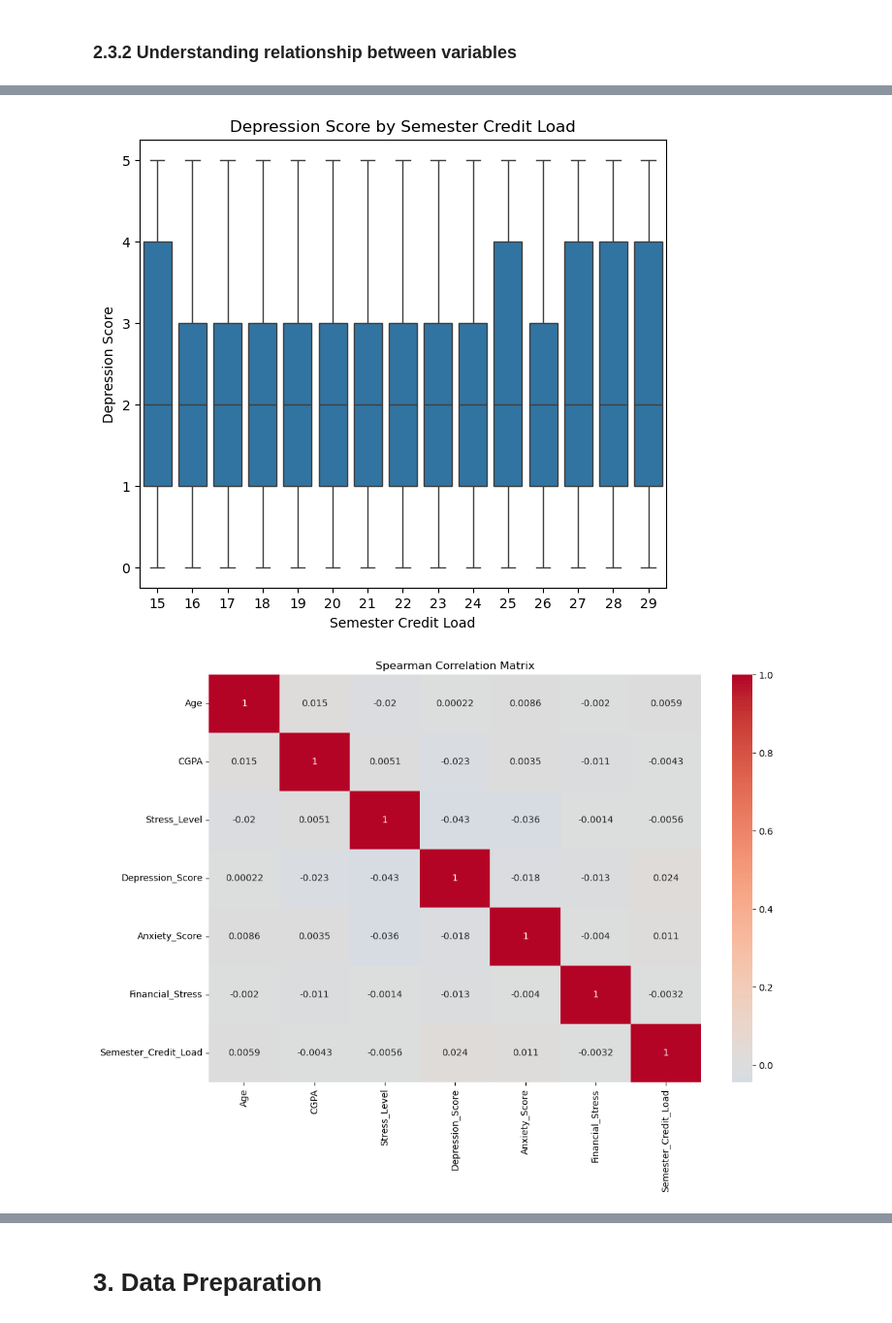
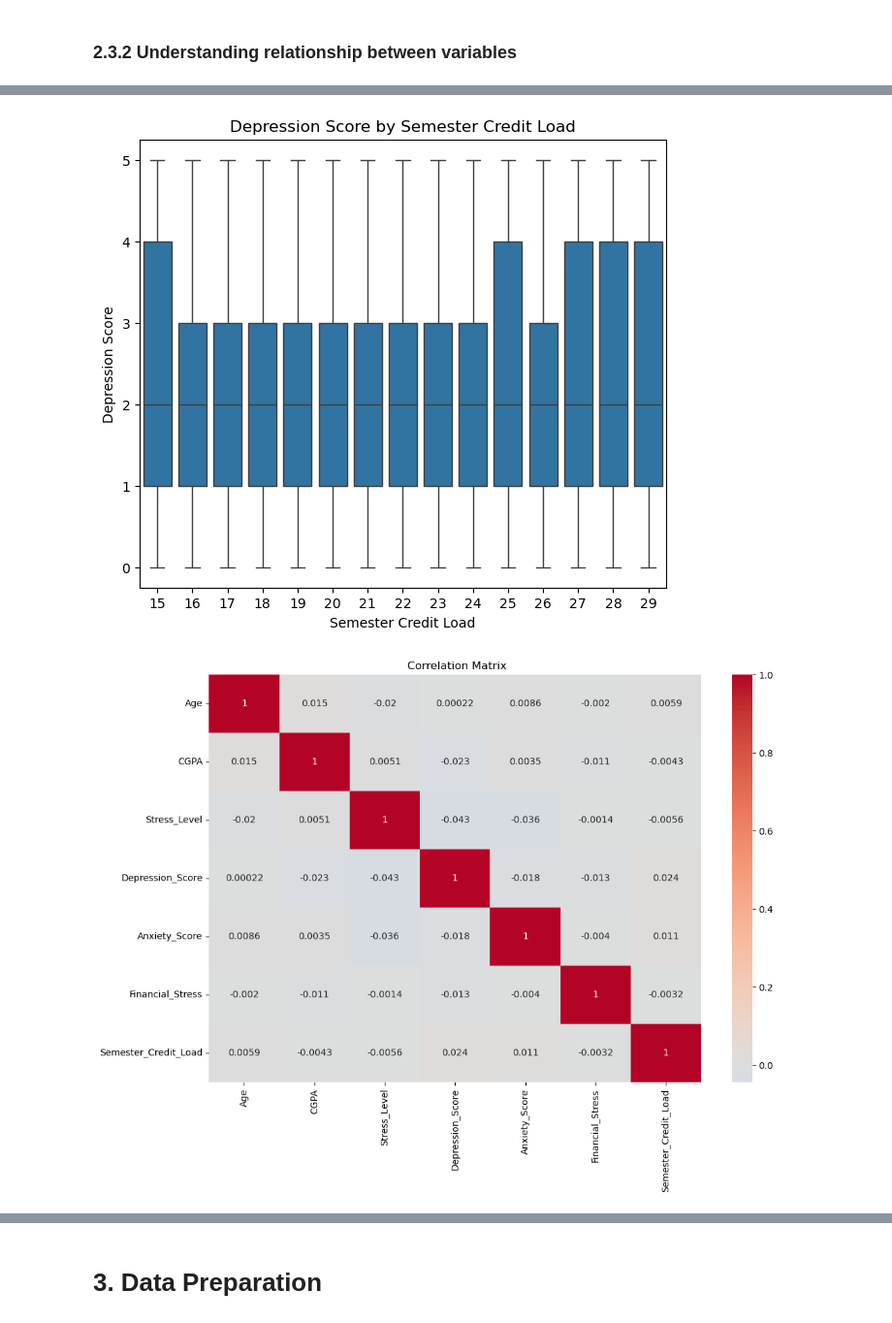
Before and after one commit to cheesyslayer1234/ML_assignment, a Jupyter notebook: NG FENG KANG MALCOLM MLDP Program Codes.ipynb, the cells around one changed output, grey strips where cells are left out. Shown at 97% size. Cells and saved outputs as stored; diff of their text form; code cells hidden in the pictures.

```diff
--- a/NG FENG KANG MALCOLM MLDP Program Codes.ipynb
+++ b/NG FENG KANG MALCOLM MLDP Program Codes.ipynb
@@ -319,6 +327,7 @@ for col in cat_features:
 # %% [markdown]
 ### 2.3.2 Understanding relationship between variables
 # %%
+# Visualizing Depression Score against various features using boxplots and scatter plots.
 plt.figure(figsize=(7,6))
 sns.boxplot(x='Gender', y='Depression_Score', data=df)
 plt.title('Depression Score by Gender')
@@ -326,6 +335,7 @@ plt.xlabel('Gender')
 plt.ylabel('Depression Score')
 plt.show()
 
+# Boxplot for Stress Level vs Depression Score
 plt.figure(figsize=(7,6))
 sns.boxplot(
     x='Stress_Level',
@@ -338,6 +348,7 @@ plt.xlabel('Stress Level')
 plt.ylabel('Depression Score')
 plt.show()
 
+# Boxplot for Anxiety Score vs Depression Score
 plt.figure(figsize=(7,6))
 sns.boxplot(
     x='Anxiety_Score',
@@ -350,6 +361,7 @@ plt.xlabel('Anxiety Score')
 plt.ylabel('Depression Score')
 plt.show()
 
+# Scatter plot for Anxiety Score vs Depression Score
 plt.figure(figsize=(7,6))
 plt.scatter(
     df['Anxiety_Score'],
@@ -361,6 +373,7 @@ plt.xlabel('Anxiety Score')
 plt.ylabel('Depression Score')
 plt.show()
 
+# Boxplot for Financial Stress vs Depression Score
 plt.figure(figsize=(7,6))
 sns.boxplot(
     x='Financial_Stress',
@@ -373,6 +386,7 @@ plt.xlabel('Financial Stress Level')
 plt.ylabel('Depression Score')
 plt.show()
 
+# Scatter plot for CGPA vs Depression Score
 plt.figure(figsize=(7,6))
 plt.scatter(
     df['CGPA'],
@@ -382,33 +396,35 @@ plt.scatter(
 plt.xlabel('CGPA')
 plt.ylabel('Depression Score')
 plt.title('CGPA vs Depression Score')
 plt.show()
 
+# Boxplot for Semester Credit Load vs Depression Score
 plt.figure(figsize=(7,6))
 sns.boxplot(
     x='Semester_Credit_Load',
     y='Depression_Score',
     data=df,
     order=sorted(df['Semester_Credit_Load'].dropna().unique())
 )
 plt.title('Depression Score by Semester Credit Load')
 plt.xlabel('Semester Credit Load')
 plt.ylabel('Depression Score')
 plt.show()
 
+# Correlation matrix using heatmap
 corr = df.select_dtypes(include=[np.number]).corr()
 
 plt.figure(figsize=(12,8))
 sns.heatmap(corr, annot=True, cmap='coolwarm', center=0)
-plt.title('Spearman Correlation Matrix')
+plt.title(' Correlation Matrix')
 plt.show()
 # %% [output]
 [figure]
 [figure]
 [figure]
 [figure]
 [figure]
 [figure]
 [figure]
-[figure, old version]
+[figure, new version]
 # %% [markdown]
```
Also changed, not shown: parts of 24 cells of this notebook.
